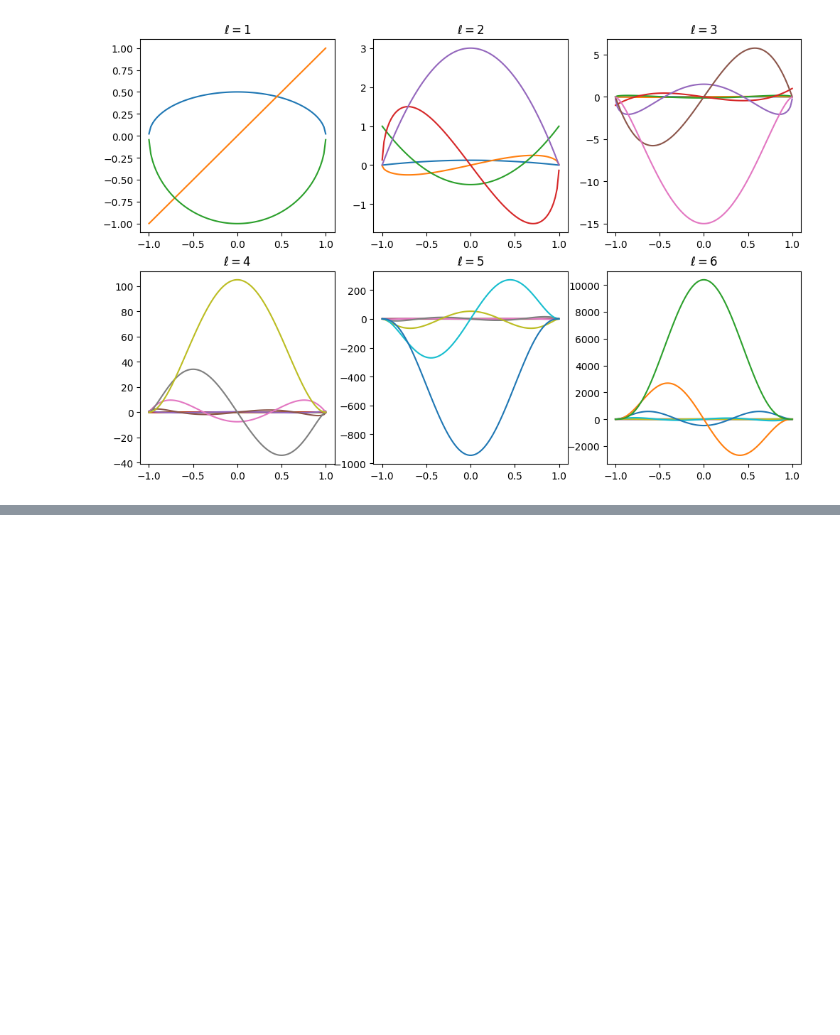
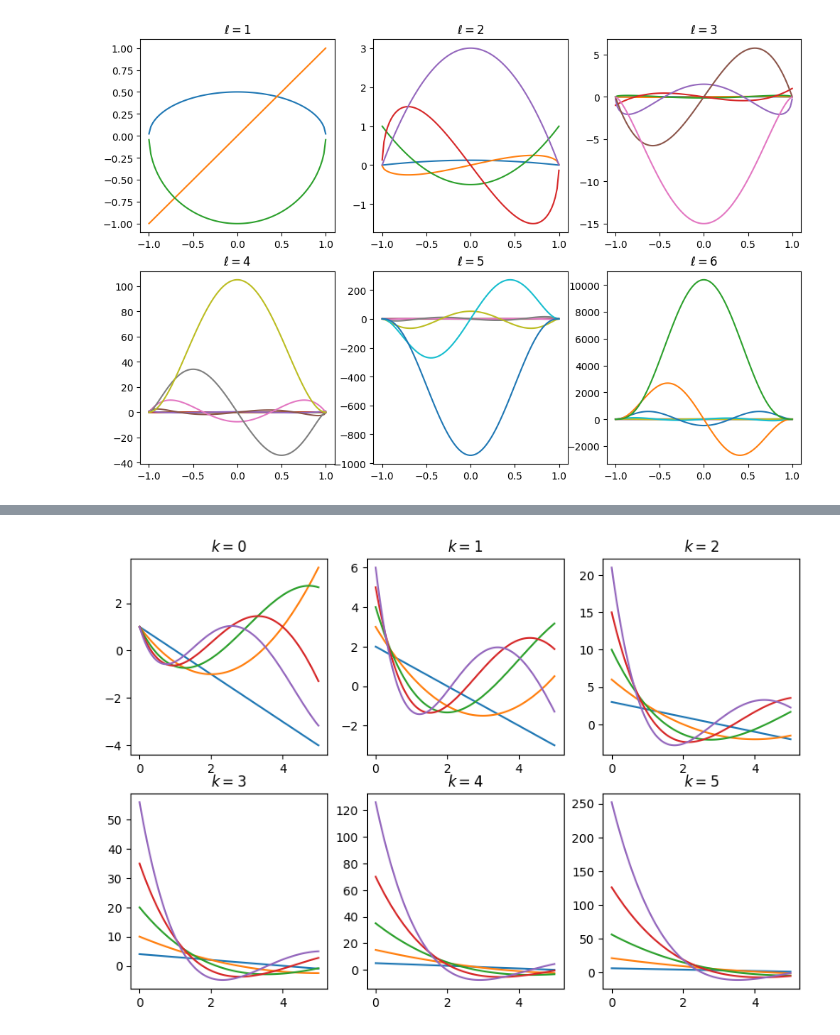
Before and after one commit to DanielBarrreto/Hydrogen-atom, a Jupyter notebook: H_A.ipynb, the cells around one changed output, grey strips where cells are left out. Drawn from its saved outputs; the diff is of its cells as text; code cells hidden in the pictures; blank space fills up the shorter version.

Commit message:
Laguerre y armonicos

```diff
--- a/H_A.ipynb
+++ b/H_A.ipynb
@@ -40,0 +50,27 @@ gr_asociado([1,2,3,4,5,6])
+# %%
+def Laguerre_aso(j,k,ortnorm):
+    x=sp.symbols("x")
+    normalizacion=np.sqrt(mat.factorial(j)/mat.factorial(j+k))
+    if ortnorm==True:
+        poly=normalizacion*sp.exp(-x/2)*x**k*(sp.exp(x)*x**(-k))/mat.factorial(j) * sp.diff(sp.exp(-x)*x**(j+k),x,j)
+        return sp.lambdify(x,poly)
+    else:
+        poly=(sp.exp(x)*x**(-k))/mat.factorial(j) * sp.diff(sp.exp(-x)*x**(j+k),x,j)
+        return sp.lambdify(x,poly)
+# %%
+x_ax2=np.linspace(0.00001,5,100)
+def gr_laguerreaso(js,k,ort):
+    q=len(js)
+    p=len(k)
+    fig=plt.figure(figsize=(q*2,q*2))
+    for i in range(p):
+        p2=int(np.ceil(p/2))
+        ax=fig.add_subplot(p2,p2,i+1)
+        for j in range(q):
+            Lag=Laguerre_aso(js[j],k[i],ort)
+            ax.plot(x_ax2,Lag(x_ax2))
+        ax.set_title(rf"$k={k[i]}$")
+# %%
+gr_laguerreaso([1,2,3,4,5],[0,1,2,3,4,5],ort=False)
+# %% [output]
+[figure, added]
```
Also changed, not shown: parts of 6 cells of this notebook.
